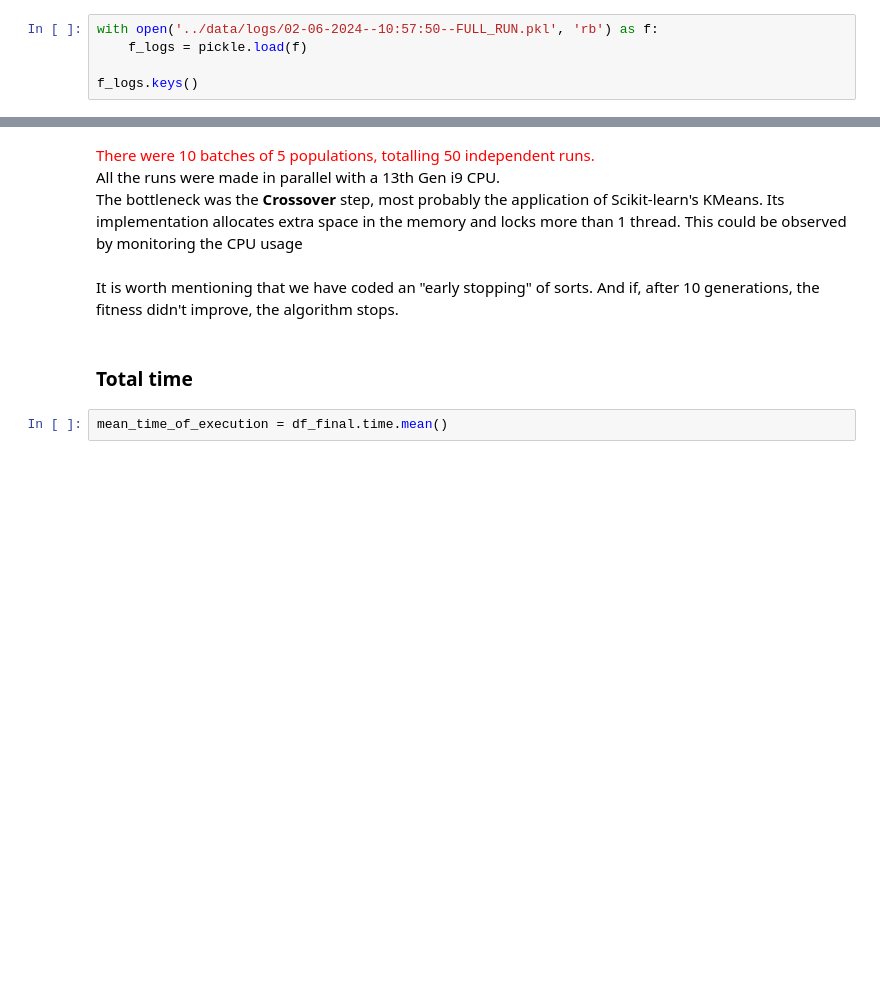
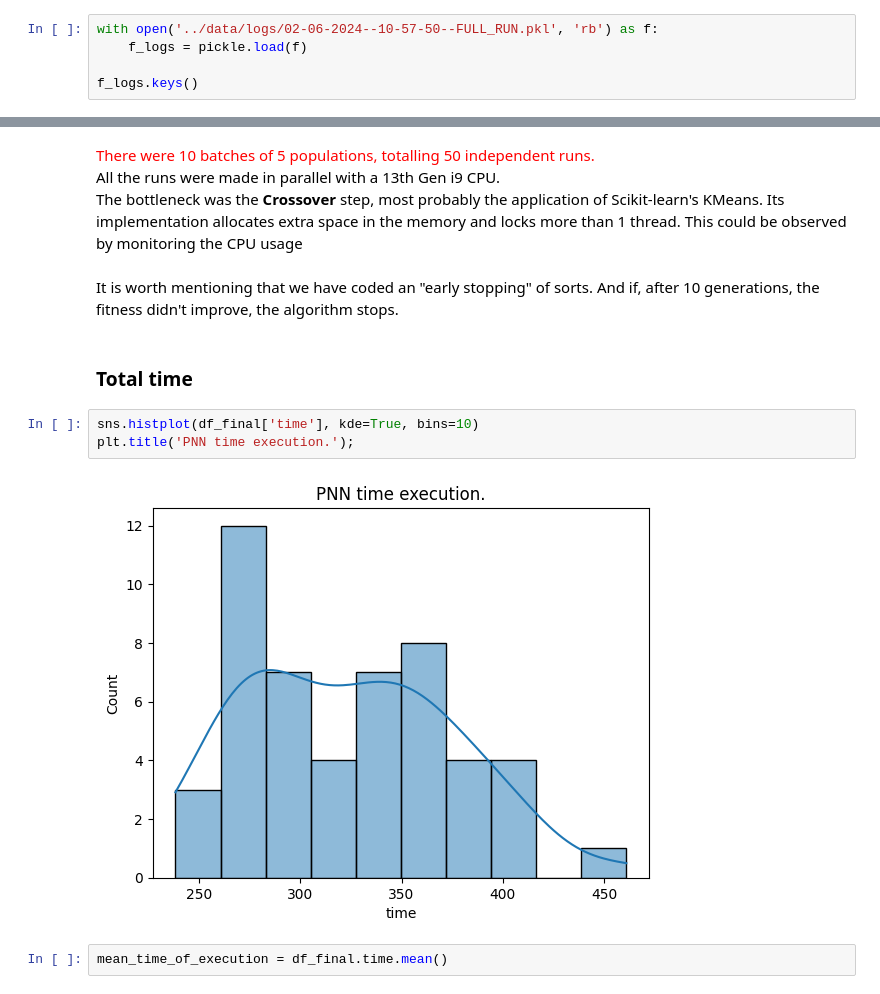
Before and after one commit to vitorsouton/cifo, a Jupyter notebook: notebooks/final_findings.ipynb, the cells around one changed output, grey strips where cells are left out. Drawn from its saved outputs; the diff is of its cells as text; blank space fills up the shorter version.

```diff
--- a/notebooks/final_findings.ipynb
+++ b/notebooks/final_findings.ipynb
@@ -180,7 +182,7 @@ PNN_time.mean() / pairwise_time.mean()
 # %% [markdown]
 # Final logs with inertia as fitness
 # %%
-with open('../data/logs/02-06-2024--10:57:50--FULL_RUN.pkl', 'rb') as f:
+with open('../data/logs/02-06-2024--10-57-50--FULL_RUN.pkl', 'rb') as f:
     f_logs = pickle.load(f)
 
 f_logs.keys()
@@ -216,6 +218,11 @@ The bottleneck was the **Crossover** step, most probably the application of Scik
 It is worth mentioning that we have coded an "early stopping" of sorts. And if, after 10 generations, the fitness didn't improve, the algorithm stops.
 # %% [markdown]
 ### Total time
+# %%
+sns.histplot(df_final['time'], kde=True, bins=10)
+plt.title('PNN time execution.');
+# %% [output]
+[figure, added]
 # %%
 mean_time_of_execution = df_final.time.mean()
 # %%
```
Also changed, not shown: parts of 67 cells of this notebook, 4 other files.
